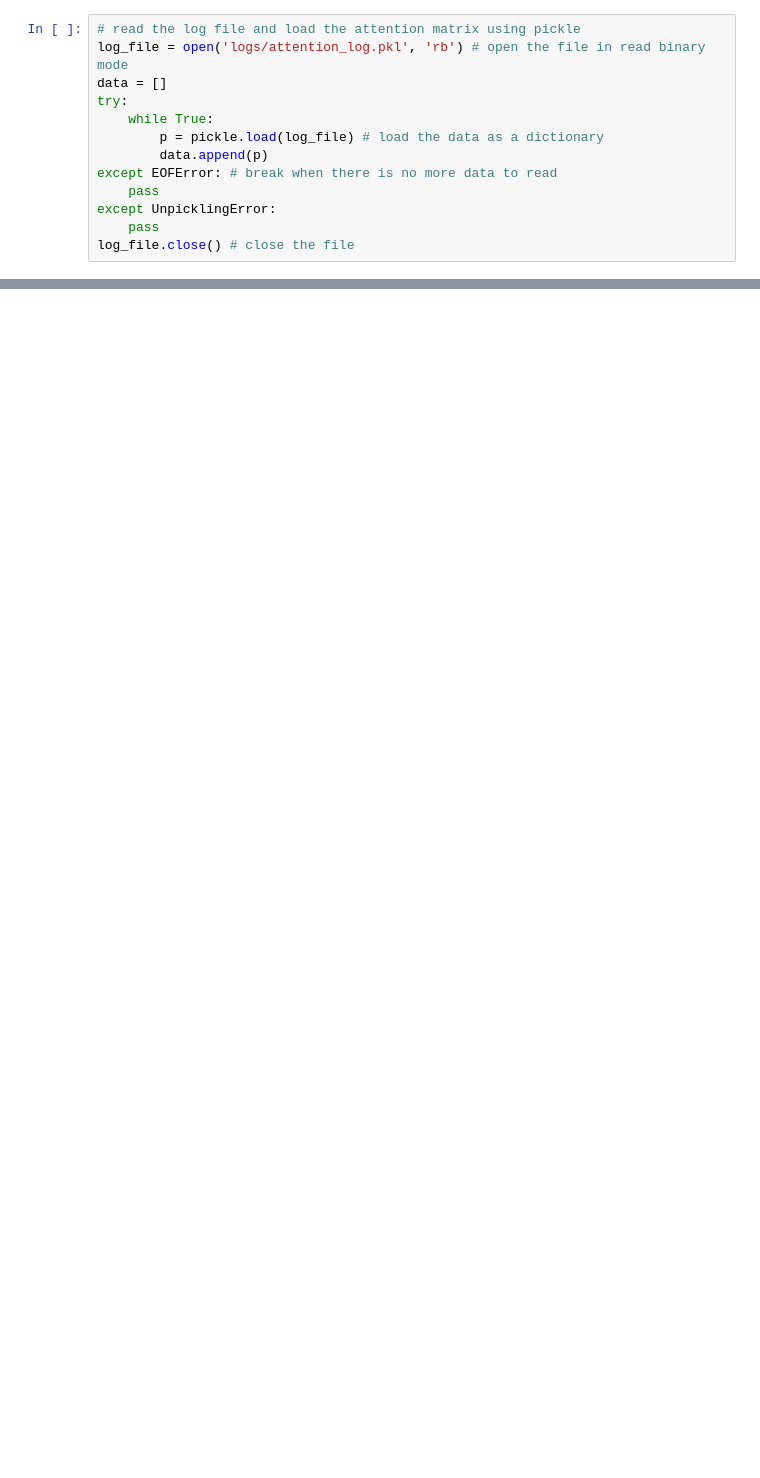
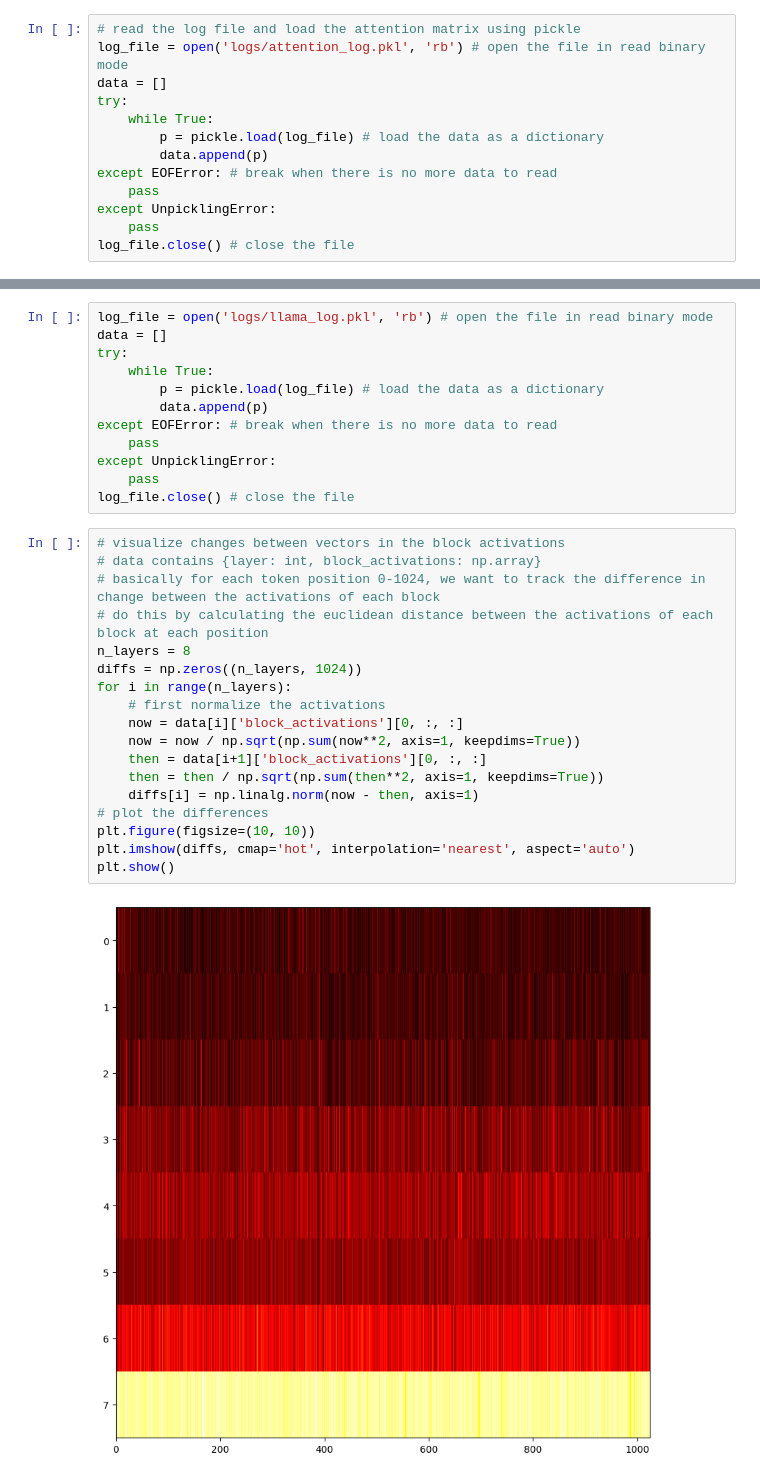
Before and after one commit to zaydzuhri/moreformers, a Jupyter notebook: visualize.ipynb, the cells around one changed output, grey strips where cells are left out. Drawn from its saved outputs; the diff is of its cells as text; blank space fills up the shorter version.

```diff
--- a/visualize.ipynb
+++ b/visualize.ipynb
@@ -39,0 +40,32 @@ for i in random_batches:
+# %%
+log_file = open('logs/llama_log.pkl', 'rb') # open the file in read binary mode
+data = []
+try:
+    while True:
+        p = pickle.load(log_file) # load the data as a dictionary
+        data.append(p)
+except EOFError: # break when there is no more data to read
+    pass
+except UnpicklingError:
+    pass
+log_file.close() # close the file
+# %%
+# visualize changes between vectors in the block activations
+# data contains {layer: int, block_activations: np.array}
+# basically for each token position 0-1024, we want to track the difference in change between the activations of each block
+# do this by calculating the euclidean distance between the activations of each block at each position
+n_layers = 8
+diffs = np.zeros((n_layers, 1024))
+for i in range(n_layers):
+    # first normalize the activations
+    now = data[i]['block_activations'][0, :, :]
+    now = now / np.sqrt(np.sum(now**2, axis=1, keepdims=True))
+    then = data[i+1]['block_activations'][0, :, :]
+    then = then / np.sqrt(np.sum(then**2, axis=1, keepdims=True))
+    diffs[i] = np.linalg.norm(now - then, axis=1)
+# plot the differences
+plt.figure(figsize=(10, 10))
+plt.imshow(diffs, cmap='hot', interpolation='nearest', aspect='auto')
+plt.show()
+# %% [output]
+[figure, added]
```
Also changed, not shown: parts of 3 cells of this notebook, 26 other files.
